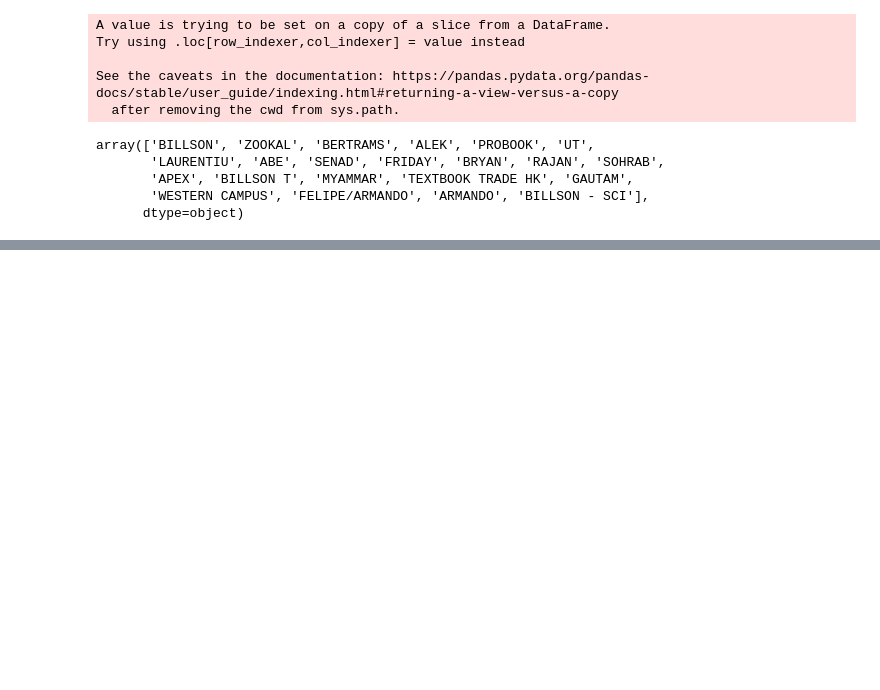
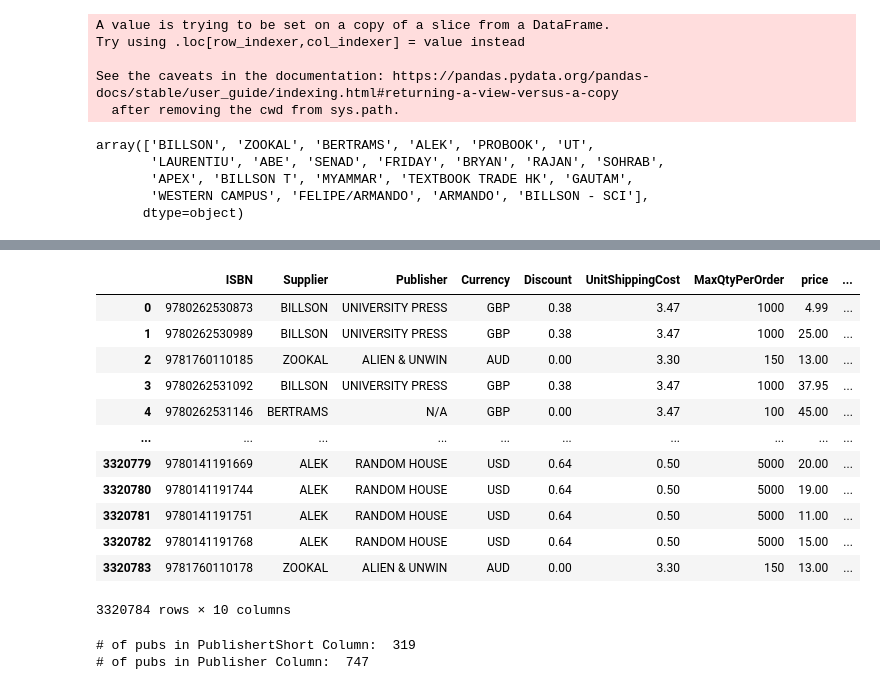
Before and after one commit to JoseRMatos/best_supplier, a Jupyter notebook: cost_analysis.ipynb, the cells around one changed output, grey strips where cells are left out. Drawn from its saved outputs; the diff is of its cells as text; code cells hidden in the pictures; blank space fills up the shorter version.

```diff
--- a/cost_analysis.ipynb
+++ b/cost_analysis.ipynb
@@ -166,3 +166,6 @@ array(['BILLSON', 'ZOOKAL', 'BERTRAMS', 'ALEK', 'PROBOOK', 'UT',
        'APEX', 'BILLSON T', 'MYAMMAR', 'TEXTBOOK TRADE HK', 'GAUTAM',
        'WESTERN CAMPUS', 'FELIPE/ARMANDO', 'ARMANDO', 'BILLSON - SCI'],
       dtype=object)
+# %%
+for col in str_columns:
+    print(sup_list[col].unique())
@@ -168,0 +201,3 @@ array(['BILLSON', 'ZOOKAL', 'BERTRAMS', 'ALEK', 'PROBOOK', 'UT',
+# %%
+for col in list(df.columns):
+    df[col] = df.apply(lambda x: clean_up(x[col]), axis =1)
@@ -168,0 +224,18 @@ array(['BILLSON', 'ZOOKAL', 'BERTRAMS', 'ALEK', 'PROBOOK', 'UT',
+# %%
+sup_list2 = pd.merge(sup_list, df, how='left', left_on = 'Publisher', right_on = 'PublisherLong' )
+# %%
+sup_list2
+# %% [output]
+|  | ISBN | Supplier | Publisher | Currency | Discount | UnitShippingCost | MaxQtyPerOrder | price | ... |
+| 0 | 9780262530873 | BILLSON | UNIVERSITY PRESS | GBP | 0.38 | 3.47 | 1000 | 4.99 | ... |
+| 1 | 9780262530989 | BILLSON | UNIVERSITY PRESS | GBP | 0.38 | 3.47 | 1000 | 25.00 | ... |
+| 2 | 9781760110185 | ZOOKAL | ALIEN & UNWIN | AUD | 0.00 | 3.30 | 150 | 13.00 | ... |
+| 3 | 9780262531092 | BILLSON | UNIVERSITY PRESS | GBP | 0.38 | 3.47 | 1000 | 37.95 | ... |
+| 4 | 9780262531146 | BERTRAMS | N/A | GBP | 0.00 | 3.47 | 100 | 45.00 | ... |
+| ... | ... | ... | ... | ... | ... | ... | ... | ... | ... |
+| 3320779 | 9780141191669 | ALEK | RANDOM HOUSE | USD | 0.64 | 0.50 | 5000 | 20.00 | ... |
+| 3320780 | 9780141191744 | ALEK | RANDOM HOUSE | USD | 0.64 | 0.50 | 5000 | 19.00 | ... |
+| 3320781 | 9780141191751 | ALEK | RANDOM HOUSE | USD | 0.64 | 0.50 | 5000 | 11.00 | ... |
+| 3320782 | 9780141191768 | ALEK | RANDOM HOUSE | USD | 0.64 | 0.50 | 5000 | 15.00 | ... |
+| 3320783 | 9781760110178 | ZOOKAL | ALIEN & UNWIN | AUD | 0.00 | 3.30 | 150 | 13.00 | ... |
+3320784 rows × 10 columns
@@ -168,0 +244,6 @@ array(['BILLSON', 'ZOOKAL', 'BERTRAMS', 'ALEK', 'PROBOOK', 'UT',
+# %%
+print('# of pubs in PublishertShort Column: ', len(sup_list2['PublisherShort'].unique()))
+print('# of pubs in Publisher Column: ', len(sup_list2['Publisher'].unique()))
+# %% [output]
+# of pubs in PublishertShort Column:  319
+# of pubs in Publisher Column:  747
```
Also changed, not shown: parts of 9 cells of this notebook.
